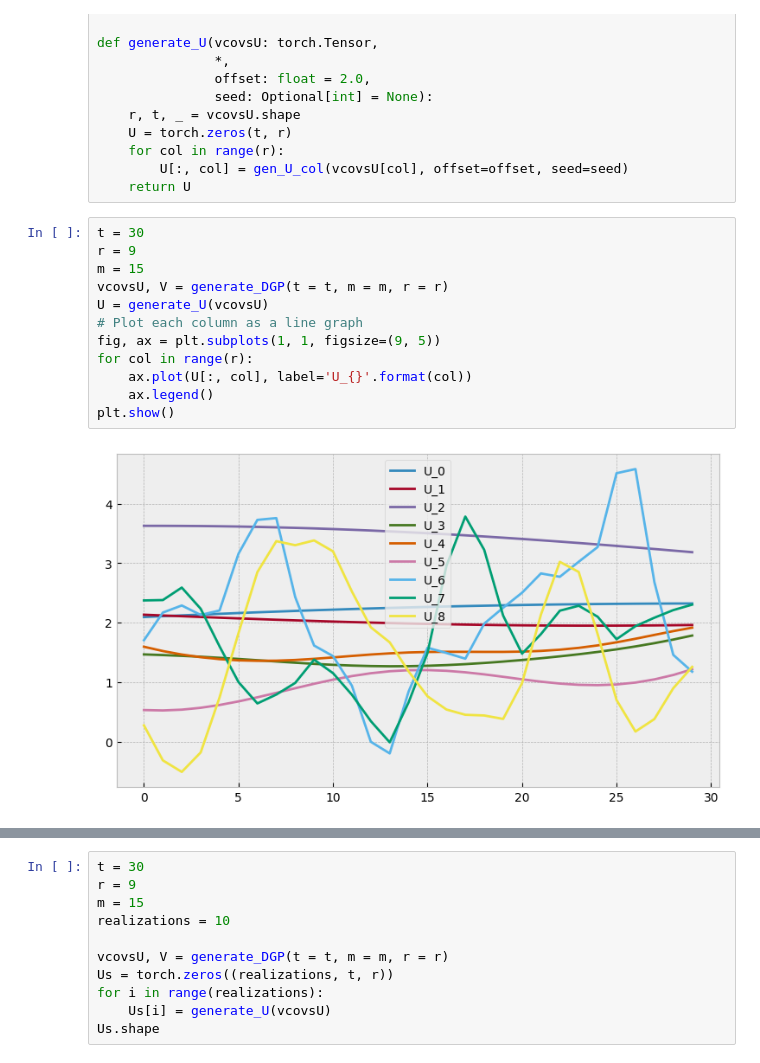
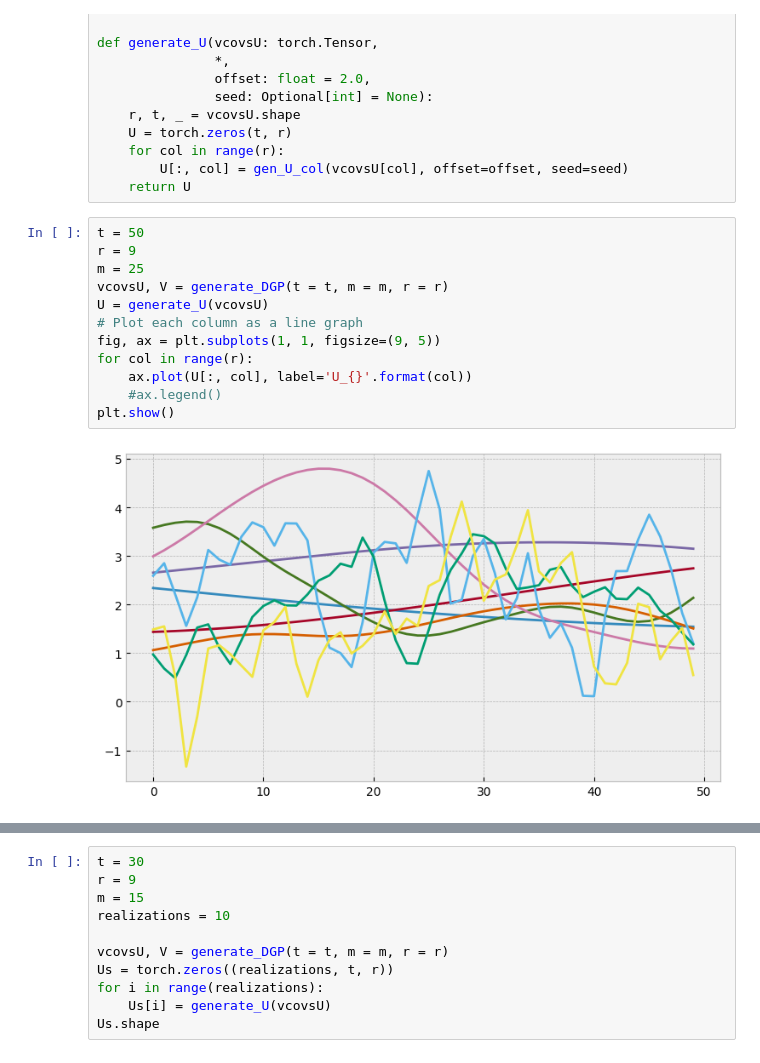
Before and after one commit to m-laprise/partialinfo, a Jupyter notebook: src/inprogress/dgp_draft.ipynb, the cells around one changed output, grey strips where cells are left out. Cells and saved outputs as stored; diff of their text form.

```diff
--- a/src/inprogress/dgp_draft.ipynb
+++ b/src/inprogress/dgp_draft.ipynb
@@ -194,19 +194,19 @@ def generate_U(vcovsU: torch.Tensor,
         U[:, col] = gen_U_col(vcovsU[col], offset=offset, seed=seed)
     return U
 # %%
-t = 30
+t = 50
 r = 9
-m = 15
+m = 25
 vcovsU, V = generate_DGP(t = t, m = m, r = r)
 U = generate_U(vcovsU)
 # Plot each column as a line graph
 fig, ax = plt.subplots(1, 1, figsize=(9, 5))
 for col in range(r):
     ax.plot(U[:, col], label='U_{}'.format(col))
-    ax.legend()
+    #ax.legend()
 plt.show()
 # %% [output]
-[figure, old version]
+[figure, new version]
 # %%
 U = generate_U(vcovsU)
 # Plot each column as a line graph
```
Also changed, not shown: parts of 6 cells of this notebook, 5 other files.
